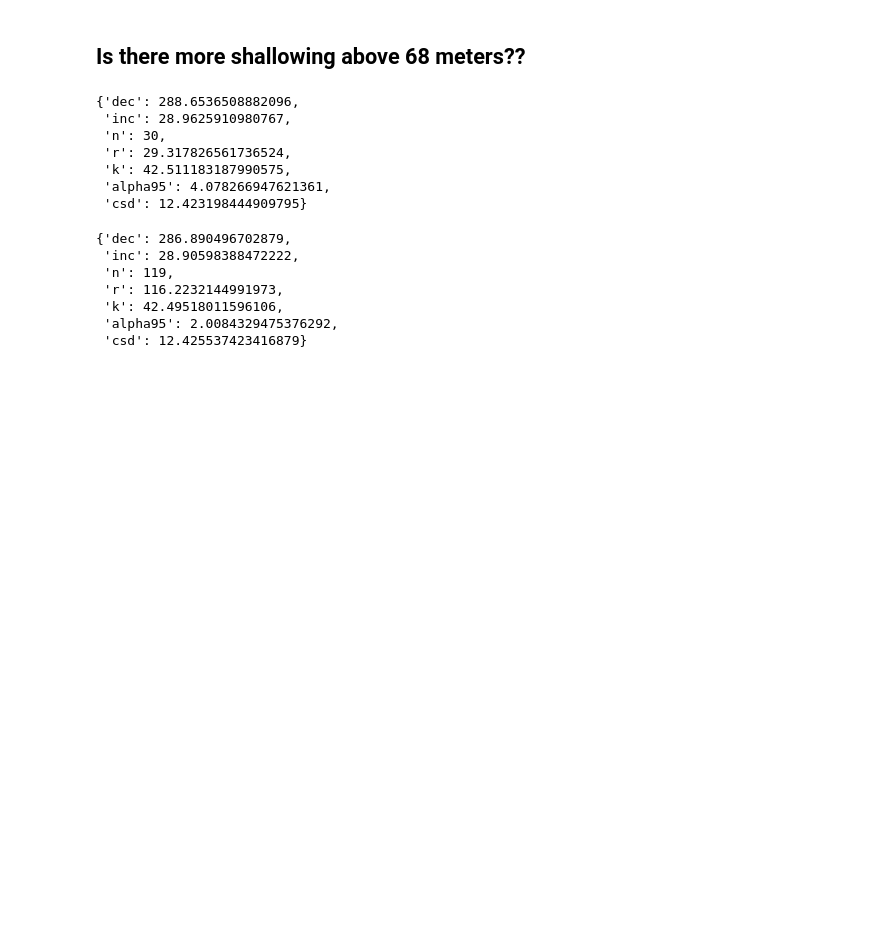
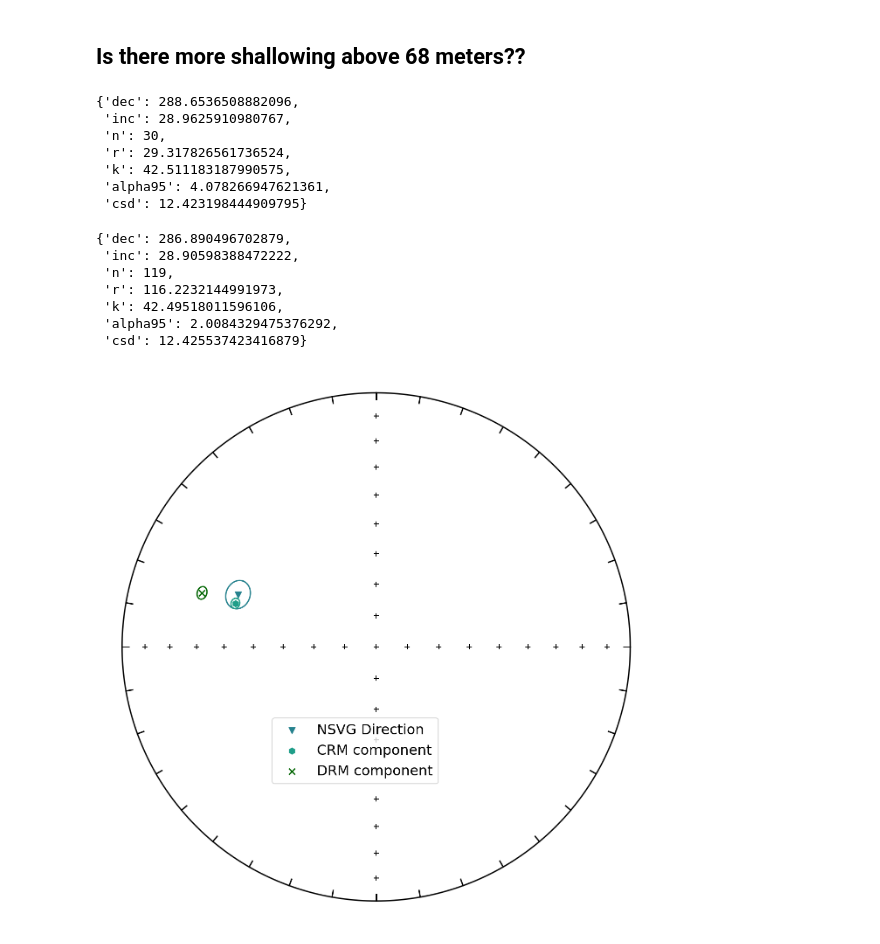
Before and after one commit to Swanson-Hysell-Group/Inclination_Shallowing, a Jupyter notebook: code/Notebooks/Cutface_pmag.ipynb, the cells around one changed output. Saved outputs shown, nothing was run; the diff lists cells and outputs as text; code cells hidden in the pictures; blank space fills up the shorter version.

Commit message:
figure edits
edited 'cal tech' plot with grain sizes and stereonets for the combined summary figure

```diff
--- a/code/Notebooks/Cutface_pmag.ipynb
+++ b/code/Notebooks/Cutface_pmag.ipynb
@@ -1088,0 +974,21 @@ mean_below_68_meters
+# %%
+cf_results_stereonet=plt.figure(num=fignum,figsize=(9,9))
+ipmag.plot_net(fignum)
+
+ipmag.plot_di_mean(NSVG_dec, NSVG_inc, NSVG_A95, label='NSVG Direction',color= viridis(4),marker='v',markersize=50) #need to replace with direction A95
+
+ipmag.plot_di_mean(mean_mt['dec'],mean_mt['inc'],mean_mt['alpha95'],
+                   color= viridis(5), marker = 'h', label='CRM component',markersize=50)
+ipmag.plot_di_mean(mean_ht['dec'],mean_ht['inc'],mean_ht['alpha95'],
+                   color='darkgreen', marker = 'x', label='DRM component',markersize=50)
+
+#unsquish_label = 'high temp component (f=' + str(np.round(best_f_mt,3)) +  ' corrected)'
+#ipmag.plot_di_mean(ht_mean_NSVG_unsquish['dec'],ht_mean_NSVG_unsquish['inc'],ht_mean_NSVG_unsquish['alpha95'],
+                   #color='mediumseagreen', marker = '^', label=unsquish_label)
+plt.legend(loc=[.31,.25],fontsize=16)
+cf_results_stereonet.savefig('../code_output/cf_results_stereonet.pdf', bbox_inches='tight',transparent=True)
+
+
+plt.show()
+# %% [output]
+[figure, added]
```
Also changed, not shown: parts of 22 cells of this notebook, 24 other files.
